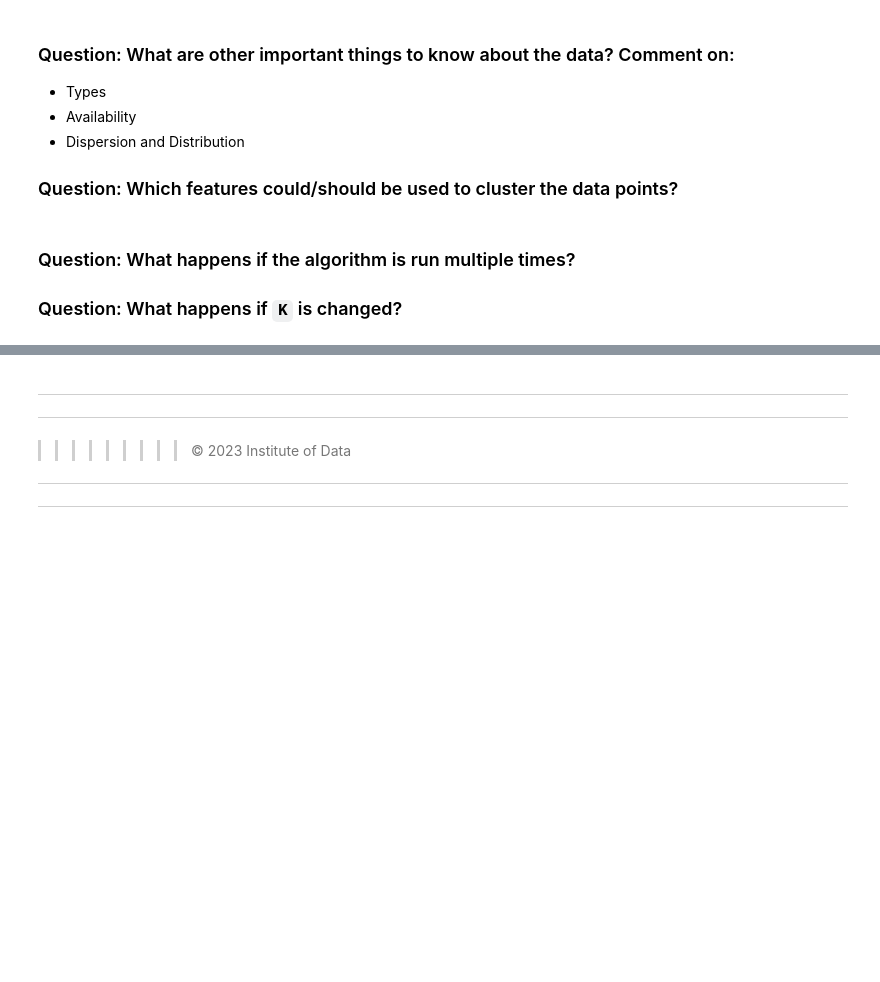
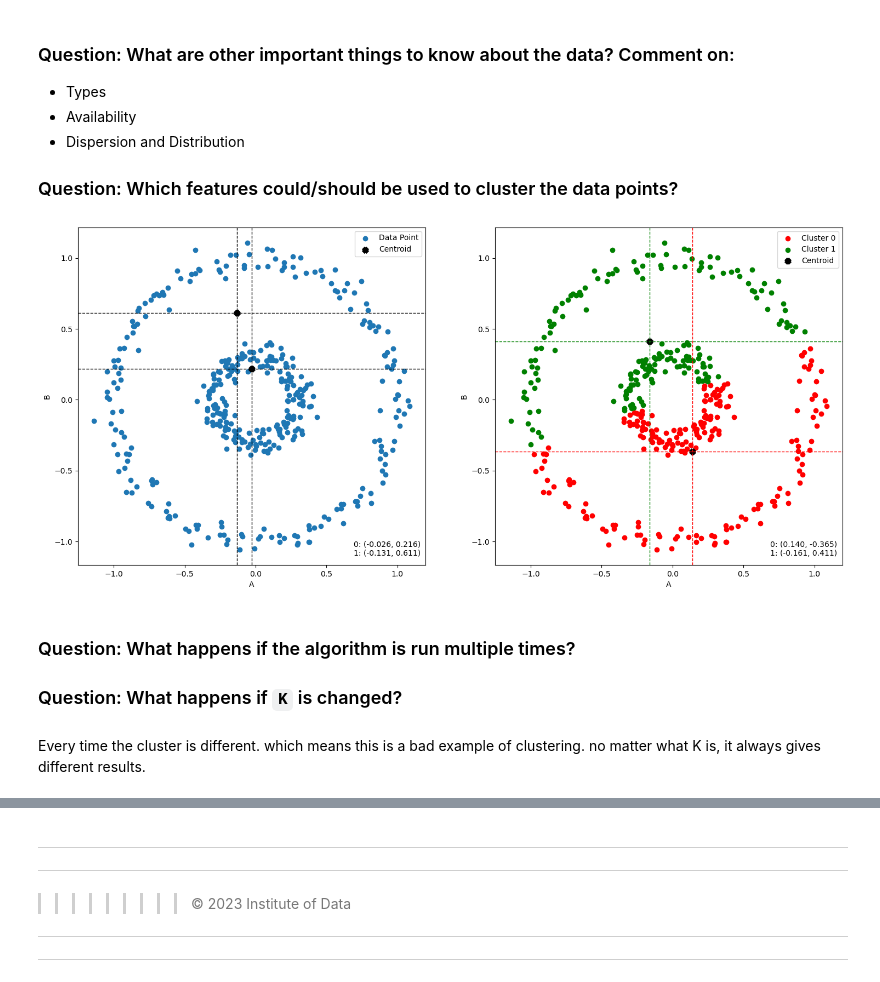
Before and after one commit to VeraLyu2022/iod, a Jupyter notebook: Module 6/Lab 6/IOD_Lab-6_2.ipynb, the cells around one changed output, grey strips where cells are left out. Cells and saved outputs as stored; diff of their text form; code cells hidden in the pictures; blank space fills up the shorter version.

```diff
--- a/Module 6/Lab 6/IOD_Lab-6_2.ipynb
+++ b/Module 6/Lab 6/IOD_Lab-6_2.ipynb
@@ -90,7 +92,7 @@ def create_centroids(K, features):
         dimensions = []
         for f in features:
             # create a random number between the minimum and maximum of each feature
-            x = np.random.uniform(___)
+            x = np.random.uniform(X[f].min(), X[f].max())
             dimensions.append(x)
         # add all dimensions for the centroids of each cluster
         centroids.append(dimensions)
@@ -106,7 +108,7 @@ def closest_centroid(x, centroids):
         # convert c to a numpy.array; c contains the coordinates for all the features
         q = np.array(c)
         # calculate the Euclidean distance between data point `x` and centroid `c`
-        d = ___
+        d = np.sqrt(np.square(p - q).sum())
         # add the distance for each centroid
         distances.append(d)
 
@@ -124,7 +126,7 @@ def update_centroid(X, y, centroids):
             # for all the features
             for f in X.columns:
                 # calculate the mean
-                x = ___
+                x = X[f][y == i].mean()
                 dimensions.append(x)
             c.append(dimensions)
         # if a cluster got no members
@@ -171,40 +173,44 @@ def plot_data(ax, X, y, centroids, show_clusters = True):
 ## Note that the comments match the outlined K-Means Algorithm in the presentation
 
 # 1. Define the number of clusters `K`
-K = ___ # choose different values for `K`
+K = 2 # choose different values for `K`
 
 # list the features to be used
 features = ['A', 'B']
 
 # 2. Select `K` cluster centres randomly
 centroids = create_centroids(K, features)
 
 # plot the data points and initial centroids (the 'Before')
 fig, axes = plt.subplots(nrows = 1, ncols = 2, figsize = (18, 8))
 plot_data(axes[0], X[features], None, centroids, False)
 
 # repeat util makes no moves
 while True:
     # 3. Calculate the distance between each data point and cluster centres
     # 4. Assign the data point to the cluster whose distance from its centre is minimum
-    y = ___
-
+    y = X[features].apply(lambda x: closest_centroid(x, centroids), axis=1).values
     # move the known assignment be the previous state, for post comparison
     old_c = centroids.copy()
 
     # 5. Recalculate all new cluster centres by averaging the objects of each cluster
     centroids = update_centroid(X[features], y, centroids)
 
     # 6. Repeat steps 3 to 5 until the centroids do not change
     if old_c == centroids:
         break
 
 # plot the data points identified by cluster and final centroids (the 'After')
 plot_data(axes[1], X[features], y, centroids)
 plt.show()
+# %% [output]
+[figure, added]
 # %% [markdown]
 ### Question: What happens if the algorithm is run multiple times?
 ### Question: What happens if `K` is changed?
+# %% [markdown]
+Every time the cluster is different. which means this is a bad example of clustering.
+no matter what K is, it always gives different results.
 # %% [markdown]
 >
 # %% [markdown]
```
Also changed, not shown: parts of 2 cells of this notebook, 2 other files.
